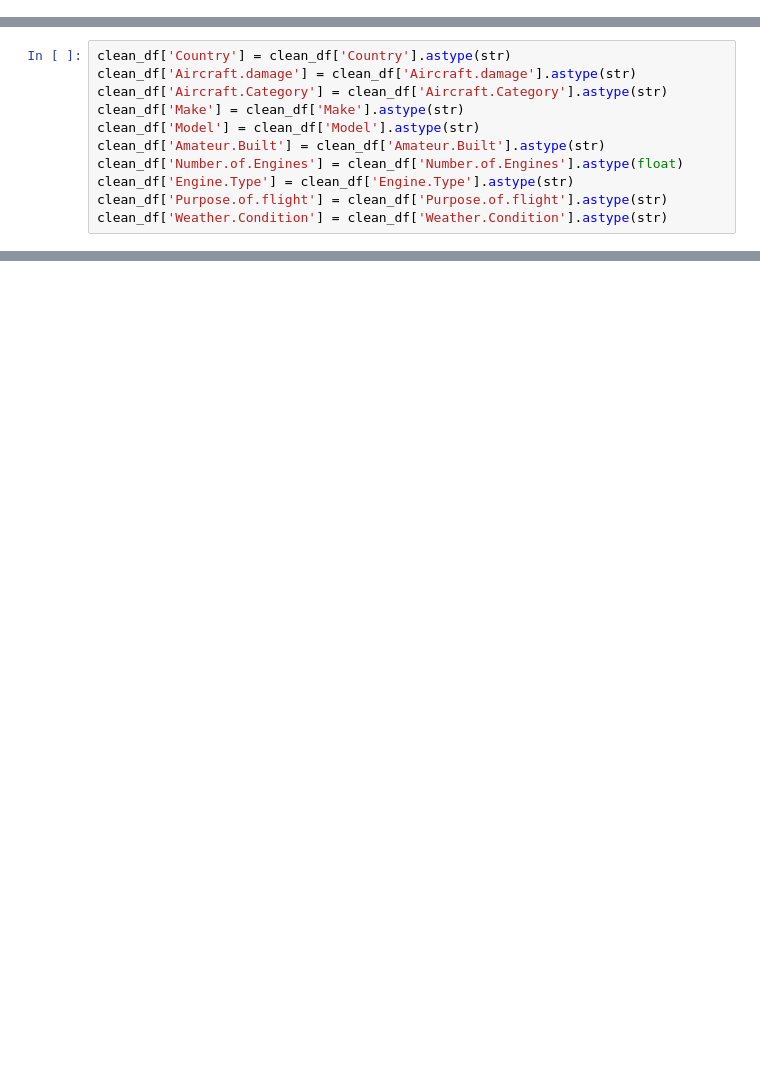
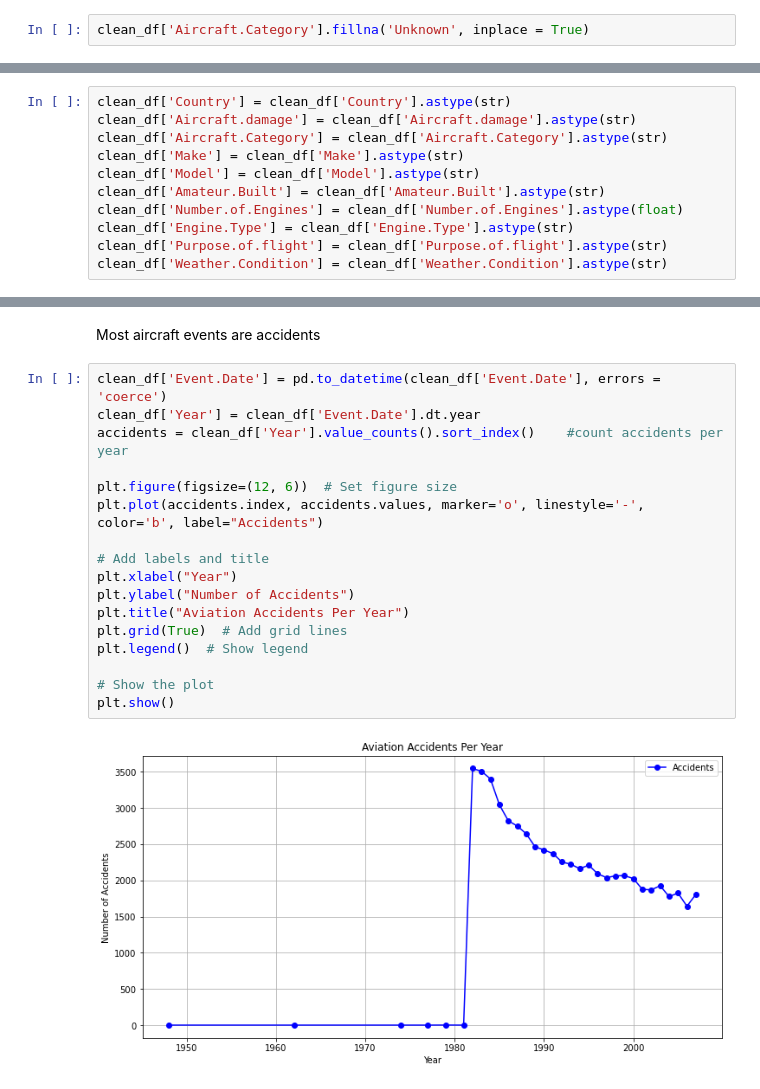
Before and after one commit to DaveyMburu/aircraft-accident-analysis, a Jupyter notebook: aircraft-accident-analysis.ipynb, the cells around one changed output, grey strips where cells are left out. Cells and saved outputs as stored; diff of their text form; blank space fills up the shorter version.

```diff
--- a/aircraft-accident-analysis.ipynb
+++ b/aircraft-accident-analysis.ipynb
@@ -347,3 +365,5 @@ dtype: int64
+# %%
+clean_df['Aircraft.Category'].fillna('Unknown', inplace = True)
 # %%
 clean_df.info()
 # %% [output]
@@ -473 +504,22 @@ Text(0, 0.5, 'Occurrences')
 [figure]
+# %% [markdown]
+Most aircraft events are accidents
+# %%
+clean_df['Event.Date'] = pd.to_datetime(clean_df['Event.Date'], errors = 'coerce')
+clean_df['Year'] = clean_df['Event.Date'].dt.year
+accidents = clean_df['Year'].value_counts().sort_index()    #count accidents per year
+
+plt.figure(figsize=(12, 6))  # Set figure size
+plt.plot(accidents.index, accidents.values, marker='o', linestyle='-', color='b', label="Accidents")
+
+# Add labels and title
+plt.xlabel("Year")
+plt.ylabel("Number of Accidents")
+plt.title("Aviation Accidents Per Year")
+plt.grid(True)  # Add grid lines
+plt.legend()  # Show legend
+
+# Show the plot
+plt.show()
+# %% [output]
+[figure, added]
```
Also changed, not shown: parts of 53 cells of this notebook.
